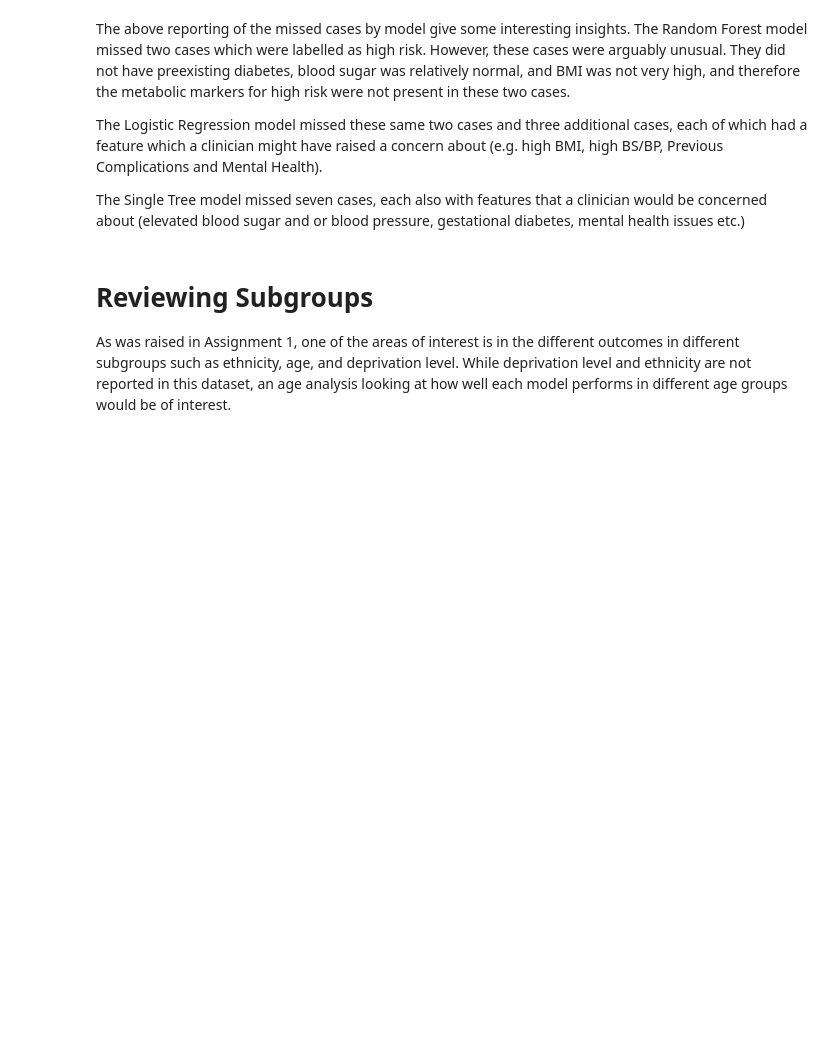
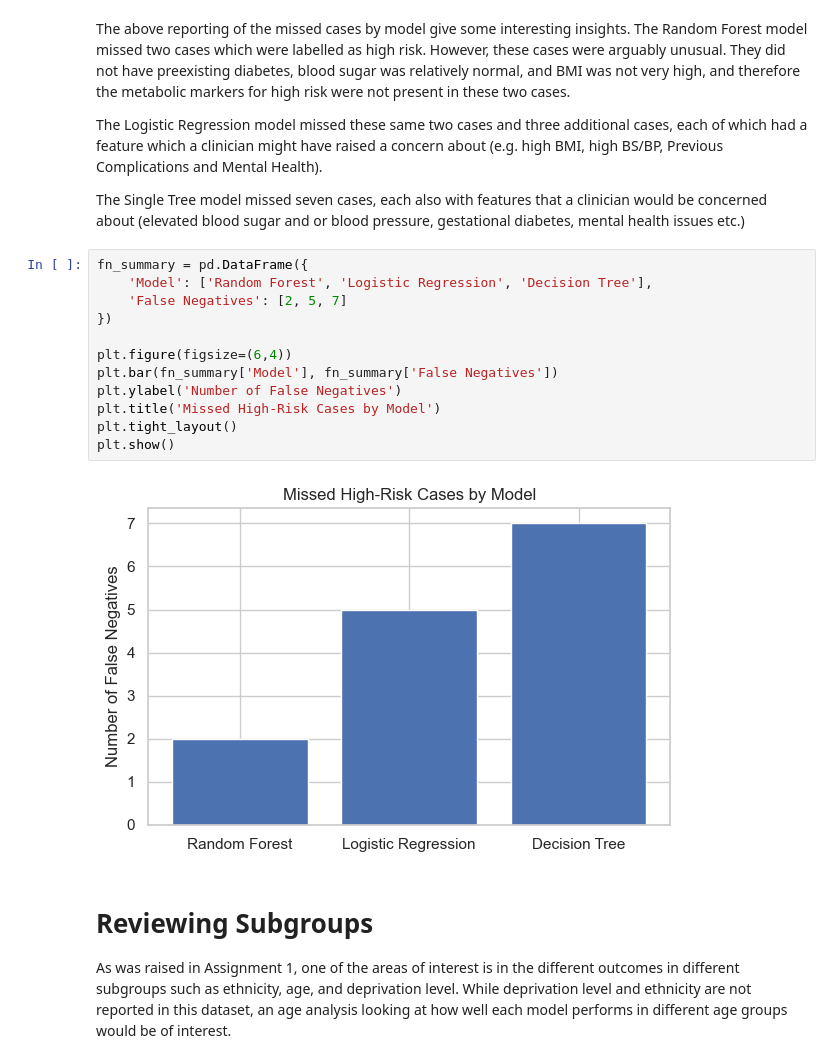
Before and after one commit to AislingLangston/maternal_health_ml_model, a Jupyter notebook: assignment_2.ipynb, the cells around one changed output. Saved outputs shown, nothing was run; the diff lists cells and outputs as text; blank space fills up the shorter version.

```diff
--- a/assignment_2.ipynb
+++ b/assignment_2.ipynb
@@ -829,6 +829,20 @@ The above reporting of the missed cases by model give some interesting insights.
 The Logistic Regression model missed these same two cases and three additional cases, each of which had a feature which a clinician might have raised a concern about (e.g. high BMI, high BS/BP, Previous Complications and Mental Health).
 
 The Single Tree model missed seven cases, each also with features that a clinician would be concerned about (elevated blood sugar and or blood pressure, gestational diabetes, mental health issues etc.)
+# %%
+fn_summary = pd.DataFrame({
+    'Model': ['Random Forest', 'Logistic Regression', 'Decision Tree'],
+    'False Negatives': [2, 5, 7]
+})
+
+plt.figure(figsize=(6,4))
+plt.bar(fn_summary['Model'], fn_summary['False Negatives'])
+plt.ylabel('Number of False Negatives')
+plt.title('Missed High-Risk Cases by Model')
+plt.tight_layout()
+plt.show()
+# %% [output]
+[figure, added]
 # %% [markdown]
 # Reviewing Subgroups
 
```
Also changed, not shown: parts of 7 cells of this notebook, 5 other files.
